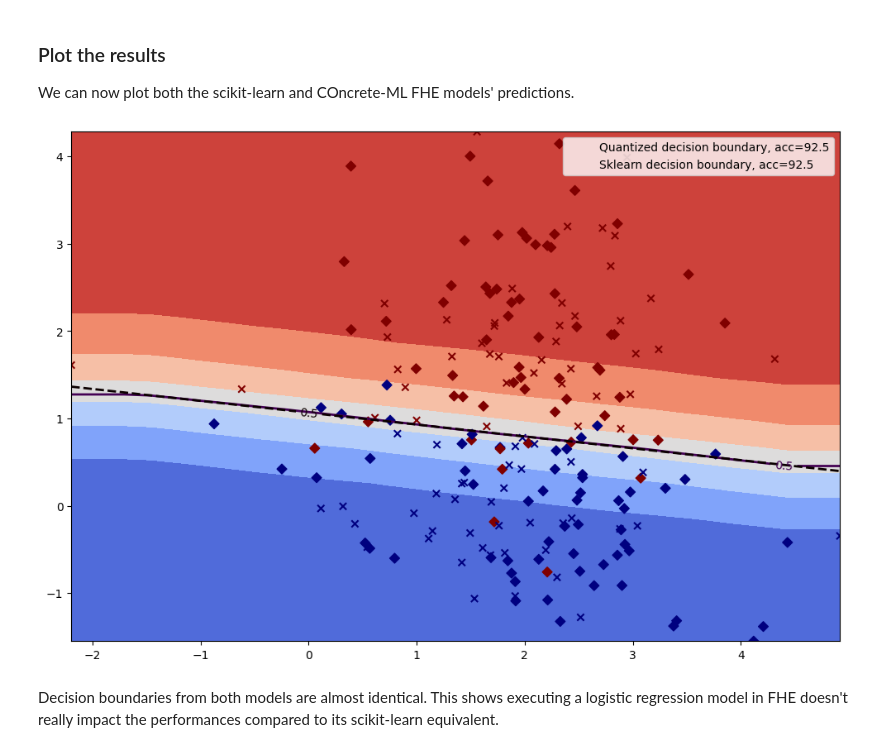
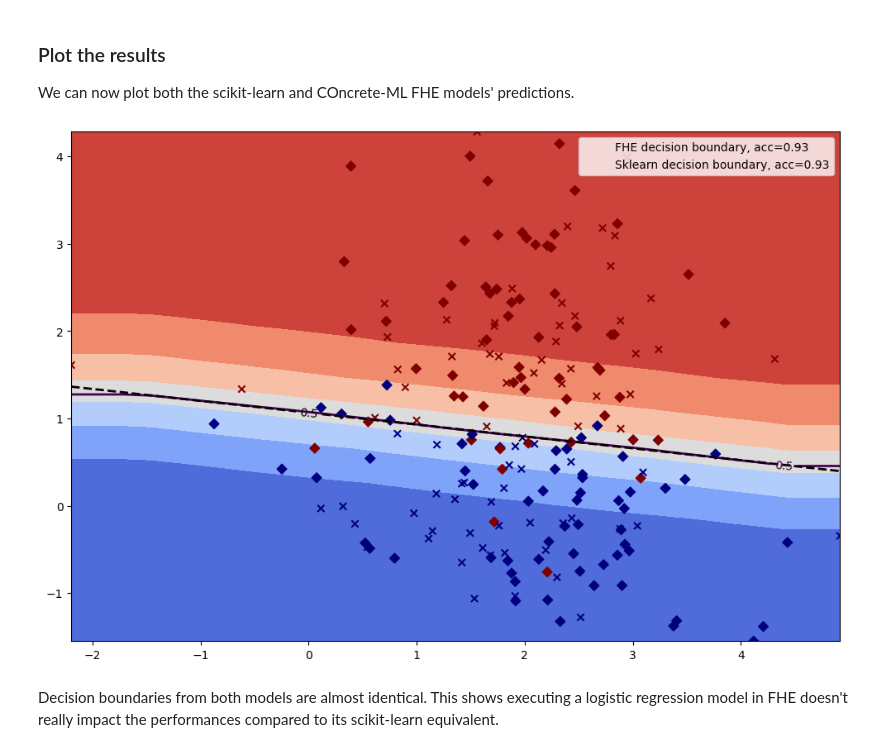
Before and after one commit to zama-ai/concrete-ml, a Jupyter notebook: docs/advanced_examples/LogisticRegression.ipynb, the cells around one changed output. Drawn from its saved outputs; the diff is of its cells as text; code cells hidden in the pictures.

```diff
--- a/docs/advanced_examples/LogisticRegression.ipynb
+++ b/docs/advanced_examples/LogisticRegression.ipynb
@@ -182,34 +183,34 @@ We can now plot both the scikit-learn and COncrete-ML FHE models' predictions.
 # %%
 plt.clf()
 fig, ax = plt.subplots(1, figsize=(12, 8))
 fig.patch.set_facecolor("white")
 ax.contourf(x_test_grid, y_test_grid, y_proba_q_grid.reshape(x_test_grid.shape), cmap="coolwarm")
 CS1 = ax.contour(
     x_test_grid,
     y_test_grid,
     y_proba_q_grid.reshape(x_test_grid.shape),
     levels=[0.5],
     linewidths=2,
 )
 ax.scatter(x_train[:, 0], x_train[:, 1], c=y_train, cmap="jet", marker="D")
 ax.scatter(x_test[:, 0], x_test[:, 1], c=y_pred_q, cmap="jet", marker="x")
 CS2 = ax.contour(
     x_test_grid,
     y_test_grid,
     y_score_grid.reshape(x_test_grid.shape),
     levels=[0.5],
     linewidths=2,
     linestyles="dashed",
     cmap="hot",
 )
 ax.clabel(CS1, CS1.levels, inline=True, fontsize=10)
 ax.clabel(CS2, CS2.levels, inline=True, fontsize=10)
-CS1.collections[0].set_label(f"Quantized decision boundary, acc={homomorphic_accuracy:.1f}")
-CS2.collections[0].set_label(f"Sklearn decision boundary, acc={sklearn_accuracy:.1f}")
+CS1.collections[0].set_label(f"FHE decision boundary, acc={fhe_accuracy:.2f}")
+CS2.collections[0].set_label(f"Sklearn decision boundary, acc={sklearn_accuracy:.2f}")
 ax.legend(loc="upper right")
 display(fig)
 # %% [output]
-[figure, old version]
+[figure, new version]
 # %% [markdown]
 Decision boundaries from both models are almost identical. This shows executing a logistic regression
 model in FHE doesn't really impact the performances compared to its scikit-learn equivalent.
```
Also changed, not shown: parts of 3 cells of this notebook, 5 other files.
